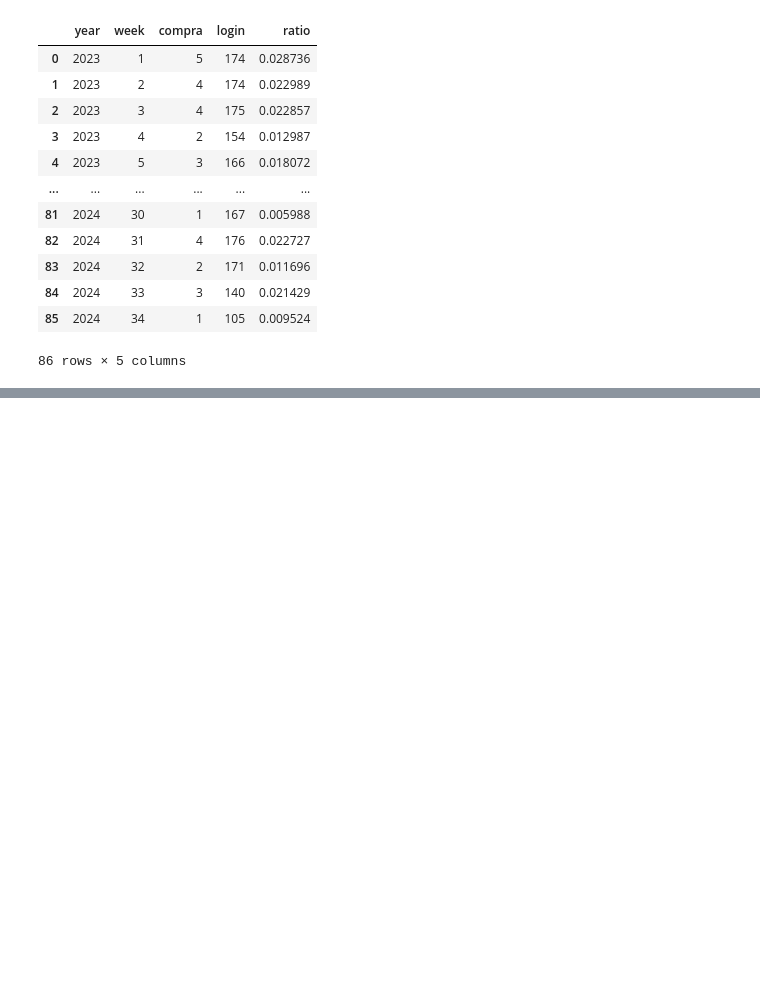
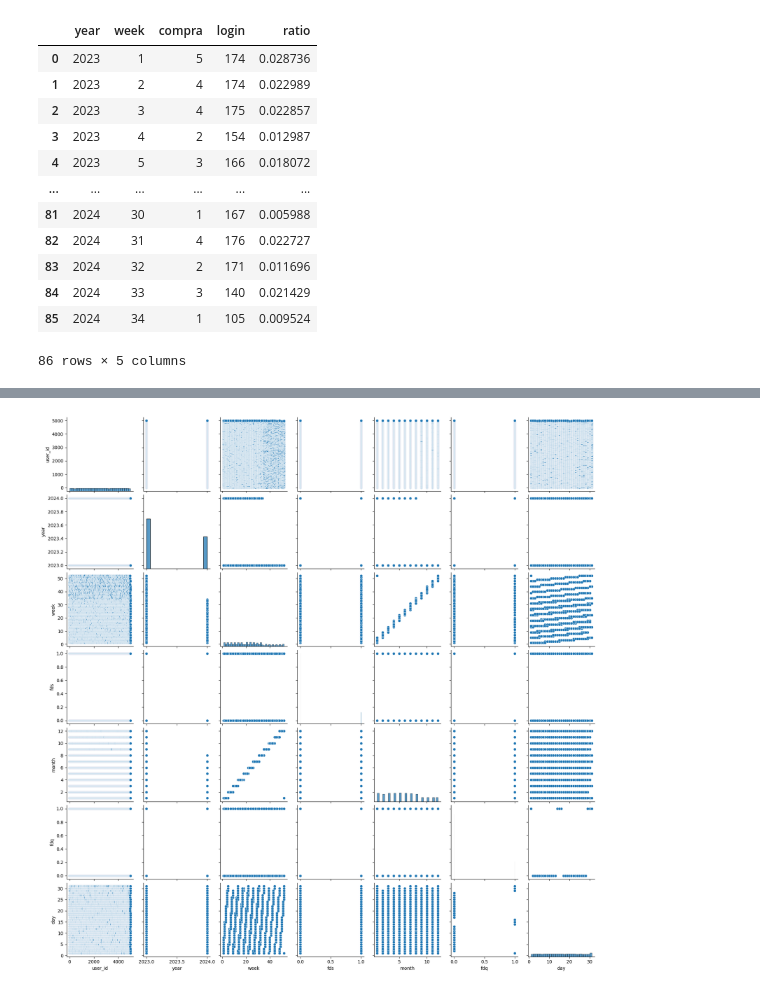
Before and after one commit to sagomeza1/pcun, a Jupyter notebook: nb.ipynb, the cells around one changed output, grey strips where cells are left out. Saved outputs shown, nothing was run; the diff lists cells and outputs as text; code cells hidden in the pictures; blank space fills up the shorter version.

```diff
--- a/nb.ipynb
+++ b/nb.ipynb
@@ -123,0 +227,5 @@ resumen_semana.reset_index()
+# %%
+sns.pairplot(data=eventos)
+plt.show()
+# %% [output]
+[figure, added]
```
Also changed, not shown: parts of 39 cells of this notebook.
